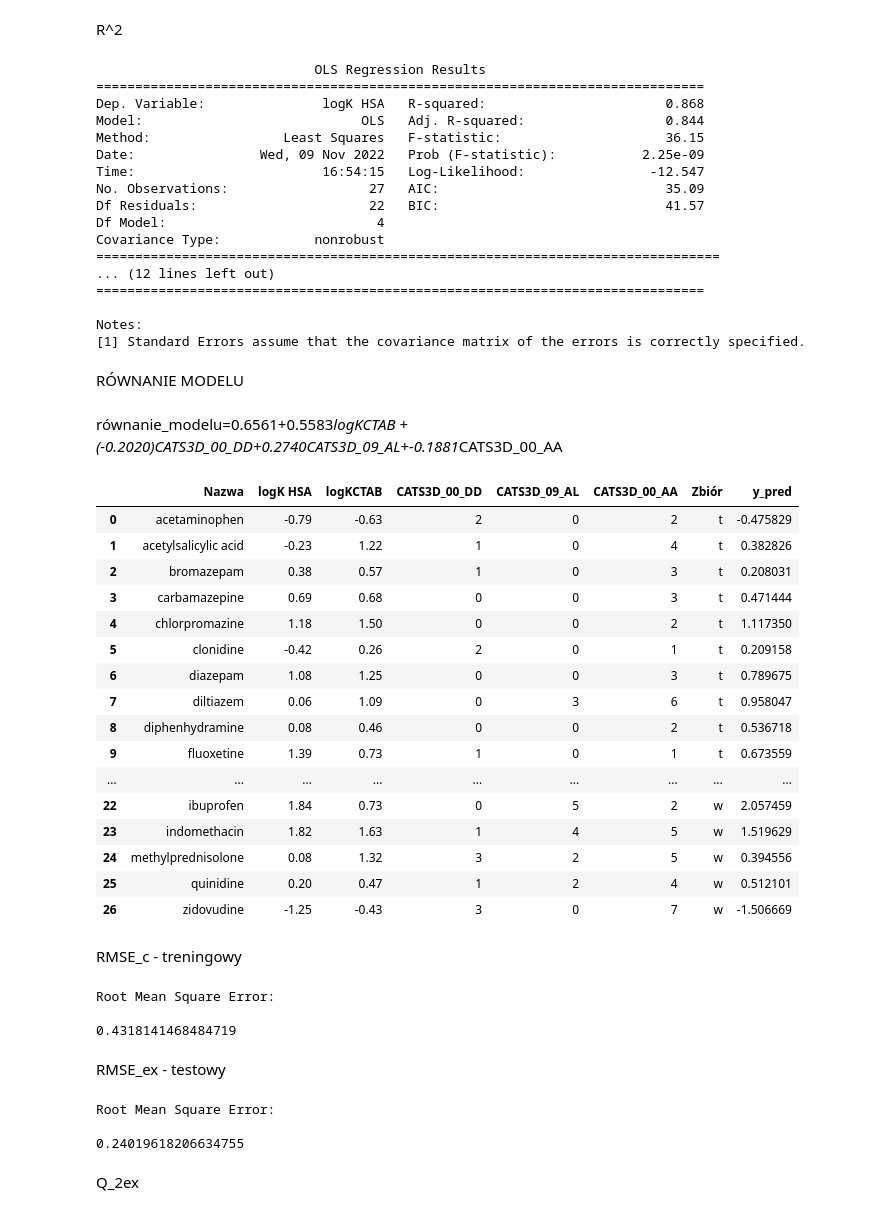
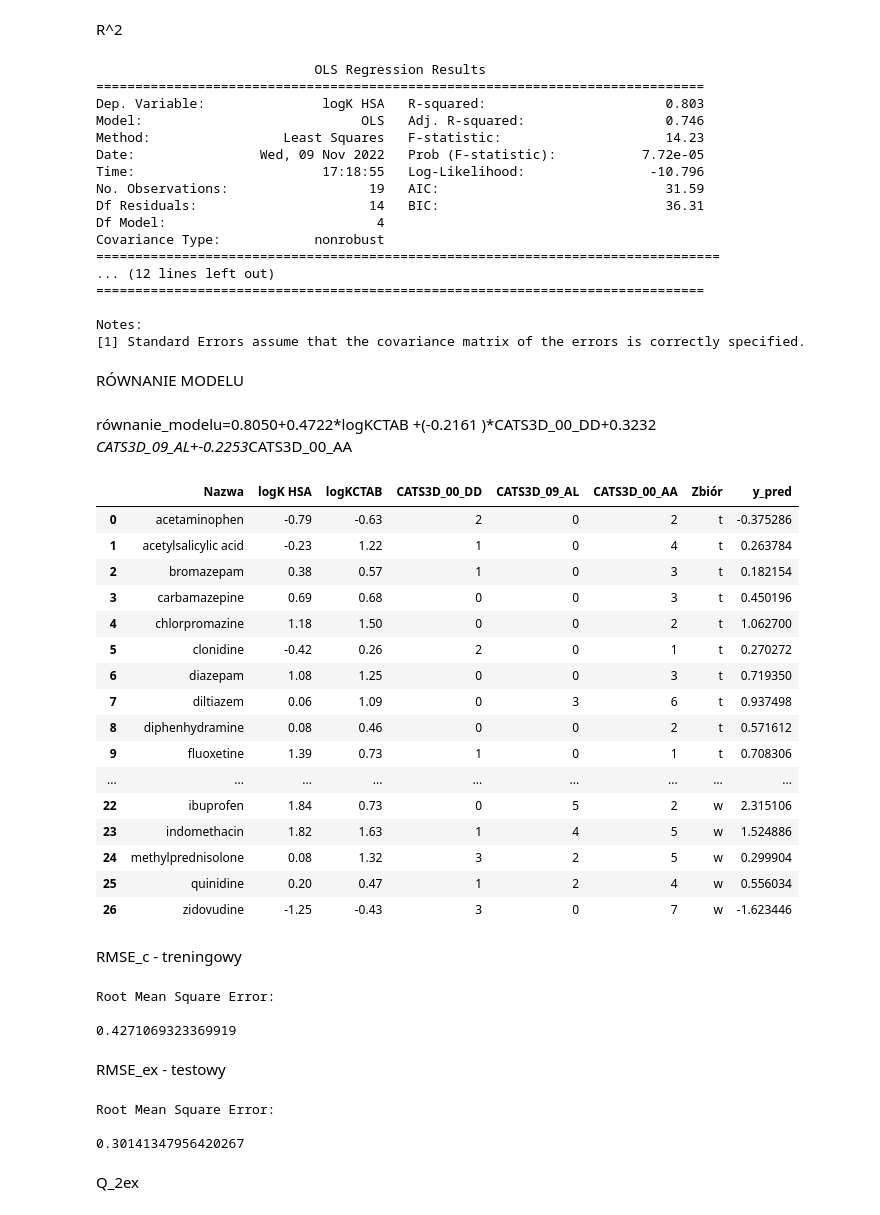
Before and after one commit to Miczel00/machine-learning, a Jupyter notebook: zaj1/main.ipynb, the cells around one changed output. Drawn from its saved outputs; the diff is of its cells as text; code cells hidden in the pictures.

```diff
--- a/zaj1/main.ipynb
+++ b/zaj1/main.ipynb
@@ -74,21 +76,21 @@ dane_leki.head()
 # %% [markdown]
 R^2
 # %%
-X = pd.DataFrame(dane_leki[['logKCTAB','CATS3D_00_DD','CATS3D_09_AL','CATS3D_00_AA']])
-Y = pd.DataFrame(dane_leki['logK HSA'])
+X = pd.DataFrame(treningowe[['logKCTAB','CATS3D_00_DD','CATS3D_09_AL','CATS3D_00_AA']])
+Y = pd.DataFrame(treningowe['logK HSA'])
 X = sm.add_constant(X)
 statOLS = sm.OLS(Y,X).fit()
 print(statOLS.summary())
 # %% [output]
                             OLS Regression Results
 ==============================================================================
-Dep. Variable:               logK HSA   R-squared:                       0.868
-Model:                            OLS   Adj. R-squared:                  0.844
-Method:                 Least Squares   F-statistic:                     36.15
-Date:                Wed, 09 Nov 2022   Prob (F-statistic):           2.25e-09
-Time:                        16:54:15   Log-Likelihood:                -12.547
-No. Observations:                  27   AIC:                             35.09
-Df Residuals:                      22   BIC:                             41.57
+Dep. Variable:               logK HSA   R-squared:                       0.803
+Model:                            OLS   Adj. R-squared:                  0.746
+Method:                 Least Squares   F-statistic:                     14.23
+Date:                Wed, 09 Nov 2022   Prob (F-statistic):           7.72e-05
+Time:                        17:18:55   Log-Likelihood:                -10.796
+No. Observations:                  19   AIC:                             31.59
+Df Residuals:                      14   BIC:                             36.31
 Df Model:                           4
 Covariance Type:            nonrobust
 ================================================================================
@@ -100,30 +102,30 @@ Notes:
 # %% [markdown]
 RÓWNANIE MODELU
 # %% [markdown]
-równanie_modelu=0.6561+0.5583*logKCTAB +(-0.2020)*CATS3D_00_DD+0.2740*CATS3D_09_AL+-0.1881*CATS3D_00_AA
+równanie_modelu=0.8050+0.4722*logKCTAB +(-0.2161 )*CATS3D_00_DD+0.3232 *CATS3D_09_AL+-0.2253*CATS3D_00_AA
 # %%
-y_pred = 0.6561 + 0.5583*dane_leki['logKCTAB'] + (-0.2020 * dane_leki['CATS3D_00_DD']+0.2740*dane_leki['CATS3D_09_AL']+ (-0.1881*dane_leki['CATS3D_00_AA']))
+y_pred = 0.8050 + 0.4722*dane_leki['logKCTAB'] + (-0.2161 * dane_leki['CATS3D_00_DD']+0.3232*dane_leki['CATS3D_09_AL']+ (-0.2253*dane_leki['CATS3D_00_AA']))
 y_pred
 dane_leki['y_pred'] = y_pred
 dane_leki
 # %% [output]
 |  | Nazwa | logK HSA | logKCTAB | CATS3D_00_DD | CATS3D_09_AL | CATS3D_00_AA | Zbiór | y_pred |
-| 0 | acetaminophen | -0.79 | -0.63 | 2 | 0 | 2 | t | -0.475829 |
-| 1 | acetylsalicylic acid | -0.23 | 1.22 | 1 | 0 | 4 | t | 0.382826 |
-| 2 | bromazepam | 0.38 | 0.57 | 1 | 0 | 3 | t | 0.208031 |
-| 3 | carbamazepine | 0.69 | 0.68 | 0 | 0 | 3 | t | 0.471444 |
-| 4 | chlorpromazine | 1.18 | 1.50 | 0 | 0 | 2 | t | 1.117350 |
-| 5 | clonidine | -0.42 | 0.26 | 2 | 0 | 1 | t | 0.209158 |
-| 6 | diazepam | 1.08 | 1.25 | 0 | 0 | 3 | t | 0.789675 |
-| 7 | diltiazem | 0.06 | 1.09 | 0 | 3 | 6 | t | 0.958047 |
-| 8 | diphenhydramine | 0.08 | 0.46 | 0 | 0 | 2 | t | 0.536718 |
-| 9 | fluoxetine | 1.39 | 0.73 | 1 | 0 | 1 | t | 0.673559 |
+| 0 | acetaminophen | -0.79 | -0.63 | 2 | 0 | 2 | t | -0.375286 |
+| 1 | acetylsalicylic acid | -0.23 | 1.22 | 1 | 0 | 4 | t | 0.263784 |
+| 2 | bromazepam | 0.38 | 0.57 | 1 | 0 | 3 | t | 0.182154 |
+| 3 | carbamazepine | 0.69 | 0.68 | 0 | 0 | 3 | t | 0.450196 |
+| 4 | chlorpromazine | 1.18 | 1.50 | 0 | 0 | 2 | t | 1.062700 |
+| 5 | clonidine | -0.42 | 0.26 | 2 | 0 | 1 | t | 0.270272 |
+| 6 | diazepam | 1.08 | 1.25 | 0 | 0 | 3 | t | 0.719350 |
+| 7 | diltiazem | 0.06 | 1.09 | 0 | 3 | 6 | t | 0.937498 |
+| 8 | diphenhydramine | 0.08 | 0.46 | 0 | 0 | 2 | t | 0.571612 |
+| 9 | fluoxetine | 1.39 | 0.73 | 1 | 0 | 1 | t | 0.708306 |
 | ... | ... | ... | ... | ... | ... | ... | ... | ... |
-| 22 | ibuprofen | 1.84 | 0.73 | 0 | 5 | 2 | w | 2.057459 |
-| 23 | indomethacin | 1.82 | 1.63 | 1 | 4 | 5 | w | 1.519629 |
-| 24 | methylprednisolone | 0.08 | 1.32 | 3 | 2 | 5 | w | 0.394556 |
-| 25 | quinidine | 0.20 | 0.47 | 1 | 2 | 4 | w | 0.512101 |
-| 26 | zidovudine | -1.25 | -0.43 | 3 | 0 | 7 | w | -1.506669 |
+| 22 | ibuprofen | 1.84 | 0.73 | 0 | 5 | 2 | w | 2.315106 |
+| 23 | indomethacin | 1.82 | 1.63 | 1 | 4 | 5 | w | 1.524886 |
+| 24 | methylprednisolone | 0.08 | 1.32 | 3 | 2 | 5 | w | 0.299904 |
+| 25 | quinidine | 0.20 | 0.47 | 1 | 2 | 4 | w | 0.556034 |
+| 26 | zidovudine | -1.25 | -0.43 | 3 | 0 | 7 | w | -1.623446 |
 # %% [markdown]
 RMSE_c - treningowy
 # %%
@@ -136,7 +138,7 @@ print(RMSE)
 # %% [output]
 Root Mean Square Error:
 
-0.4318141468484719
+0.4271069323369919
 # %% [markdown]
 RMSE_ex - testowy
 # %%
@@ -149,7 +151,7 @@ print(RMSE)
 # %% [output]
 Root Mean Square Error:
 
-0.24019618206634755
+0.30141347956420267
 # %% [markdown]
 Q_2ex
 # %%
```
Also changed, not shown: parts of 9 cells of this notebook.
